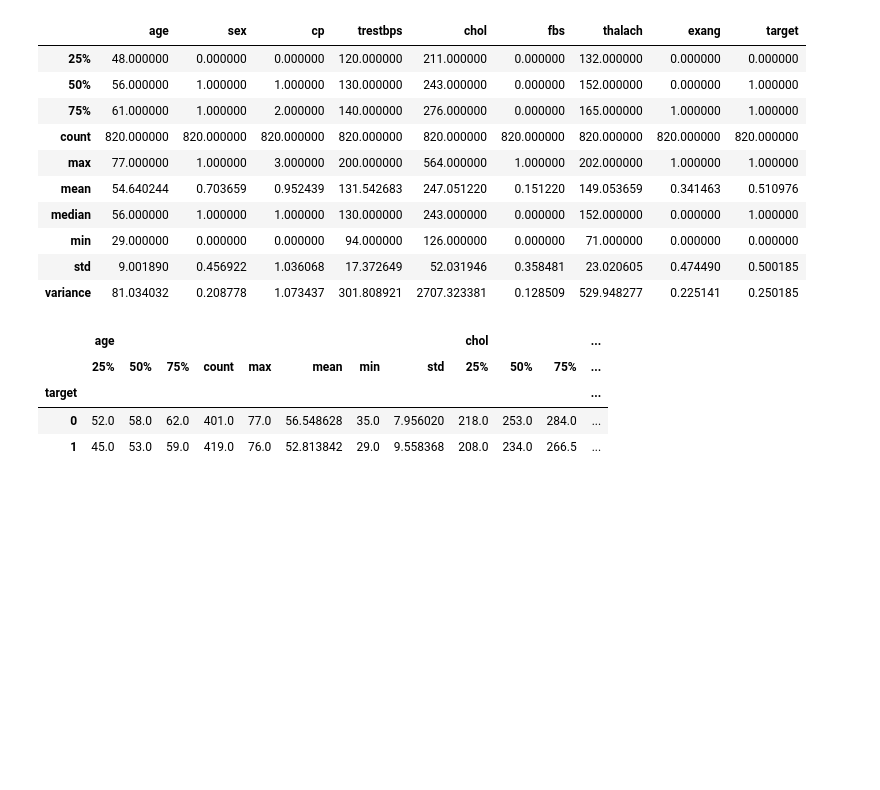
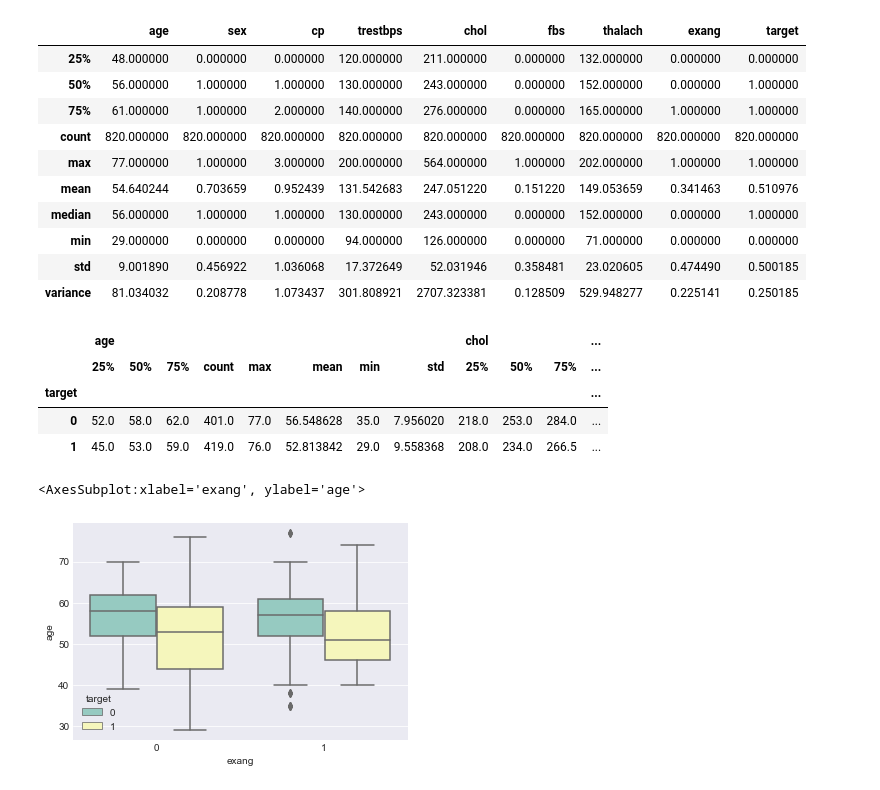
Before and after one commit to Param302/Heart-Disease-predictor, a Jupyter notebook: EDA.ipynb, the cells around one changed output. Cells and saved outputs as stored; diff of their text form; code cells hidden in the pictures; blank space fills up the shorter version.

Commit message:
Did Data analysis

```diff
--- a/EDA.ipynb
+++ b/EDA.ipynb
@@ -60,8 +60,5 @@ import numpy as np
 import pandas as pd
 import matplotlib.pyplot as plt
 import seaborn as sns
-import themepy
+
+plt.style.use("seaborn-darkgrid")
-# %%
-theme = themepy.Theme()
-themepy.list_themes(False)
-theme.set_theme("sample-dark")
@@ -131,3 +125,8 @@ data_desc
 | target |  |  |  |  |  |  |  |  |  |  |  | ... |
 | 0 | 52.0 | 58.0 | 62.0 | 401.0 | 77.0 | 56.548628 | 35.0 | 7.956020 | 218.0 | 253.0 | 284.0 | ... |
 | 1 | 45.0 | 53.0 | 59.0 | 419.0 | 76.0 | 52.813842 | 29.0 | 9.558368 | 208.0 | 234.0 | 266.5 | ... |
+# %%
+sns.boxplot(x="exang", y="age", hue="target", data=data)
+# %% [output]
+<AxesSubplot:xlabel='exang', ylabel='age'>
+[figure, added]
```
Also changed, not shown: parts of 7 cells of this notebook.
